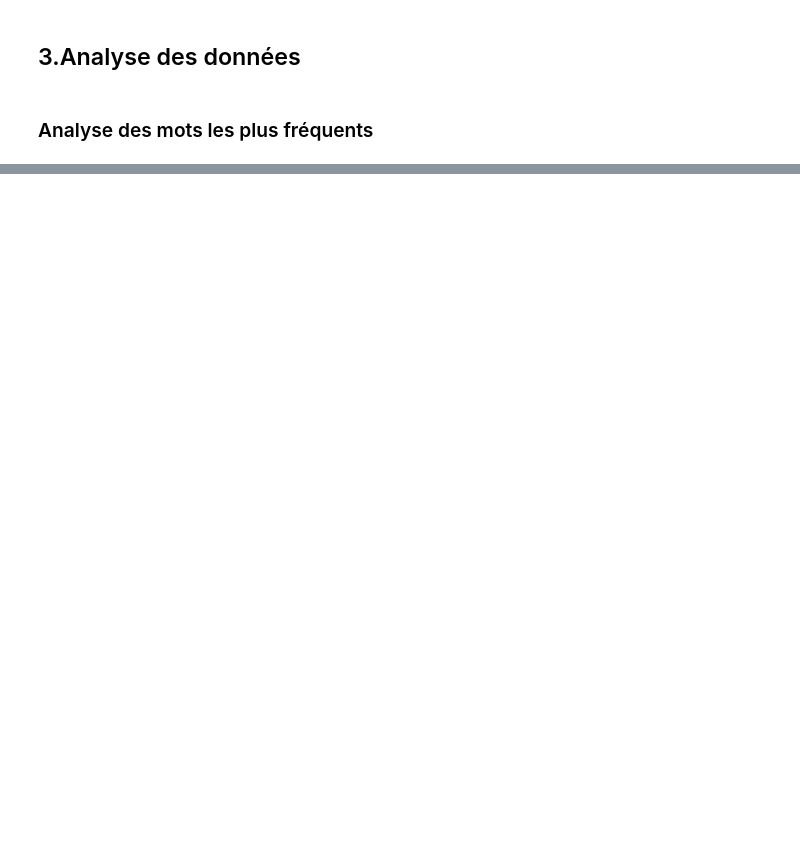
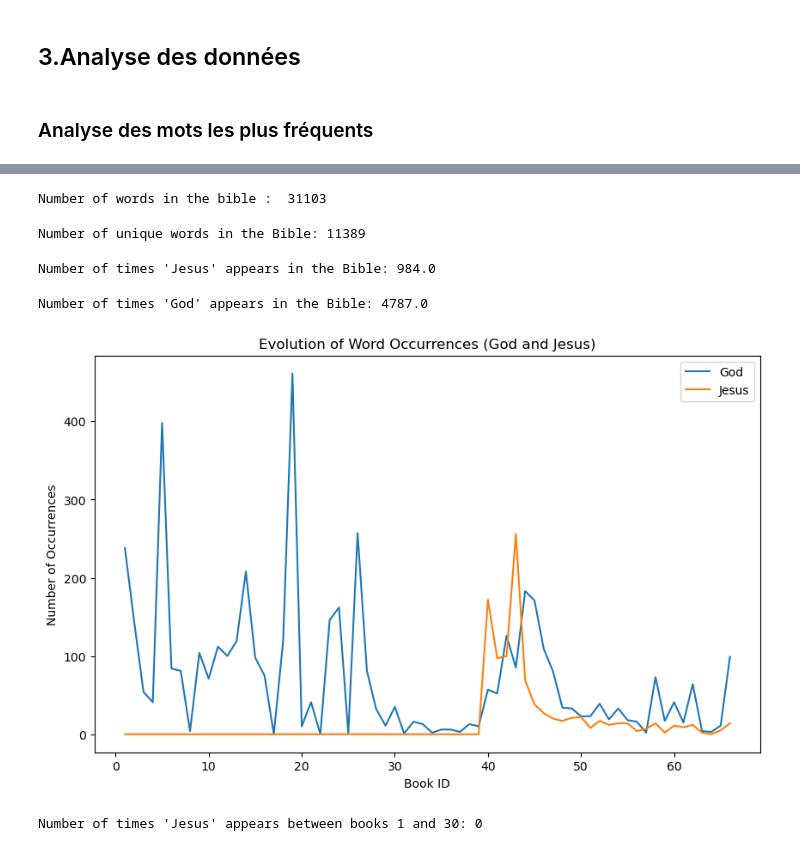
Before and after one commit to nastoo/datascience, a Jupyter notebook: TP3_V1.ipynb, the cells around one changed output, grey strips where cells are left out. Cells and saved outputs as stored; diff of their text form; code cells hidden in the pictures; blank space fills up the shorter version.

```diff
--- a/TP3_V1.ipynb
+++ b/TP3_V1.ipynb
@@ -215,23 +280,3 @@ print('Text without stopwords and carriage return: \n' + str(bible_df_cleaned['t
 ## 3.Analyse des données
 # %% [markdown]
 ### Analyse des mots les plus fréquents
-# %%
-from collections import Counter
-combined_common_words = []
-
-# Print the most common sorted words
-for index, text in enumerate(bible_df_cleaned['text']):
-    vocab = Counter(text)
-    most_common_words = vocab.most_common()
-    select_freq_words = [w for w in most_common_words if len(w[0]) > 3 and w[1] > 1]
-    sorted_select_freq_words = sorted(select_freq_words, key=lambda x: x[1], reverse=True)
-
-    bible_df_cleaned.loc[index, 'most_common_words'] = str(sorted_select_freq_words)
-
-    # Append word only to combined_common_words
-    for word in sorted_select_freq_words:
-        combined_common_words.append(word[0])
-
-combined_common_words = sorted(set(combined_common_words))
-print(combined_common_words)
-print('Unique repeated words count: ' + str(len(combined_common_words)))
@@ -268,0 +309,52 @@ word_df
+# %%
+#Number of words in the bible
+print("Number of words in the bible : ", len(bible_df_cleaned))
+# %% [output]
+Number of words in the bible :  31103
+# %%
+unique_words = len(bible_df_cleaned['text'].explode().unique())
+print("Number of unique words in the Bible:", unique_words)
+# %% [output]
+Number of unique words in the Bible: 11389
+# %%
+# Count the number of times "Jesus" appears in the Bible
+jesus_count = bible_df_cleaned['text'].explode().str.count('jesus').sum()
+
+# Print the result
+print("Number of times 'Jesus' appears in the Bible:", jesus_count)
+# %% [output]
+Number of times 'Jesus' appears in the Bible: 984.0
+# %%
+god_count = bible_df_cleaned['text'].explode().str.count('god').sum()
+print("Number of times 'God' appears in the Bible:", god_count)
+# %% [output]
+Number of times 'God' appears in the Bible: 4787.0
+# %%
+import matplotlib.pyplot as plt
+
+# Group the dataframe by book_id and calculate the sum of occurrences for each word
+god_counts = bible_df_cleaned.groupby('book_id')['text'].apply(lambda x: x.explode().str.count('god').sum())
+jesus_counts = bible_df_cleaned.groupby('book_id')['text'].apply(lambda x: x.explode().str.count('jesus').sum())
+
+# Create a line plot
+plt.figure(figsize=(10, 6))
+plt.plot(god_counts.index, god_counts.values, label='God')
+plt.plot(jesus_counts.index, jesus_counts.values, label='Jesus')
+plt.xlabel('Book ID')
+plt.ylabel('Number of Occurrences')
+plt.title('Evolution of Word Occurrences (God and Jesus)')
+plt.legend()
+plt.show()
+# %% [output]
+[figure, added]
+# %%
+# Filter the dataframe to include only books 1 to 37
+filtered_df = bible_df_cleaned[(bible_df_cleaned['book_id'] >= 1) & (bible_df_cleaned['book_id'] <= 37)]
+
+# Count the occurrences of the word "jesus" in the filtered dataframe
+jesus_count = filtered_df['text'].explode().str.count('jesus').sum()
+
+# Print the result
+print("Number of times 'Jesus' appears between books 1 and 30:", jesus_count)
+# %% [output]
+Number of times 'Jesus' appears between books 1 and 30: 0
```
Also changed, not shown: parts of 40 cells of this notebook, 1 other file.
